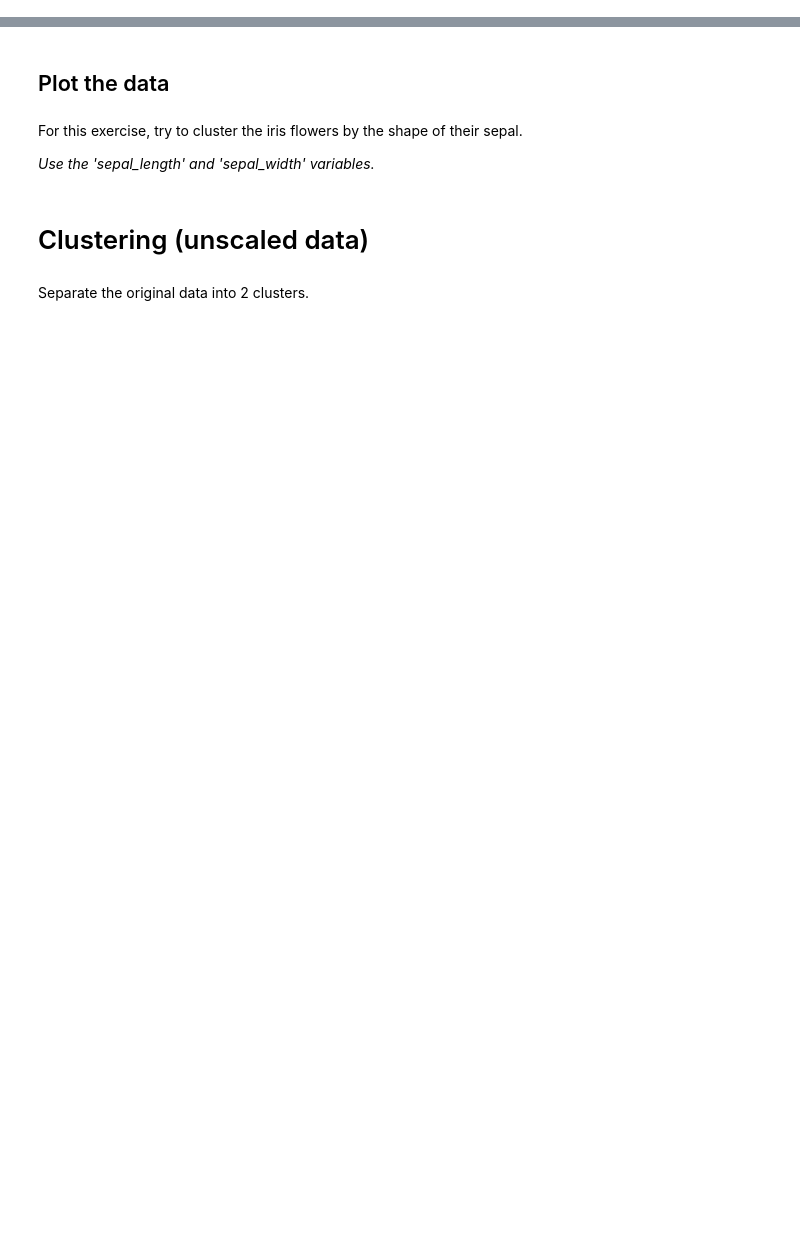
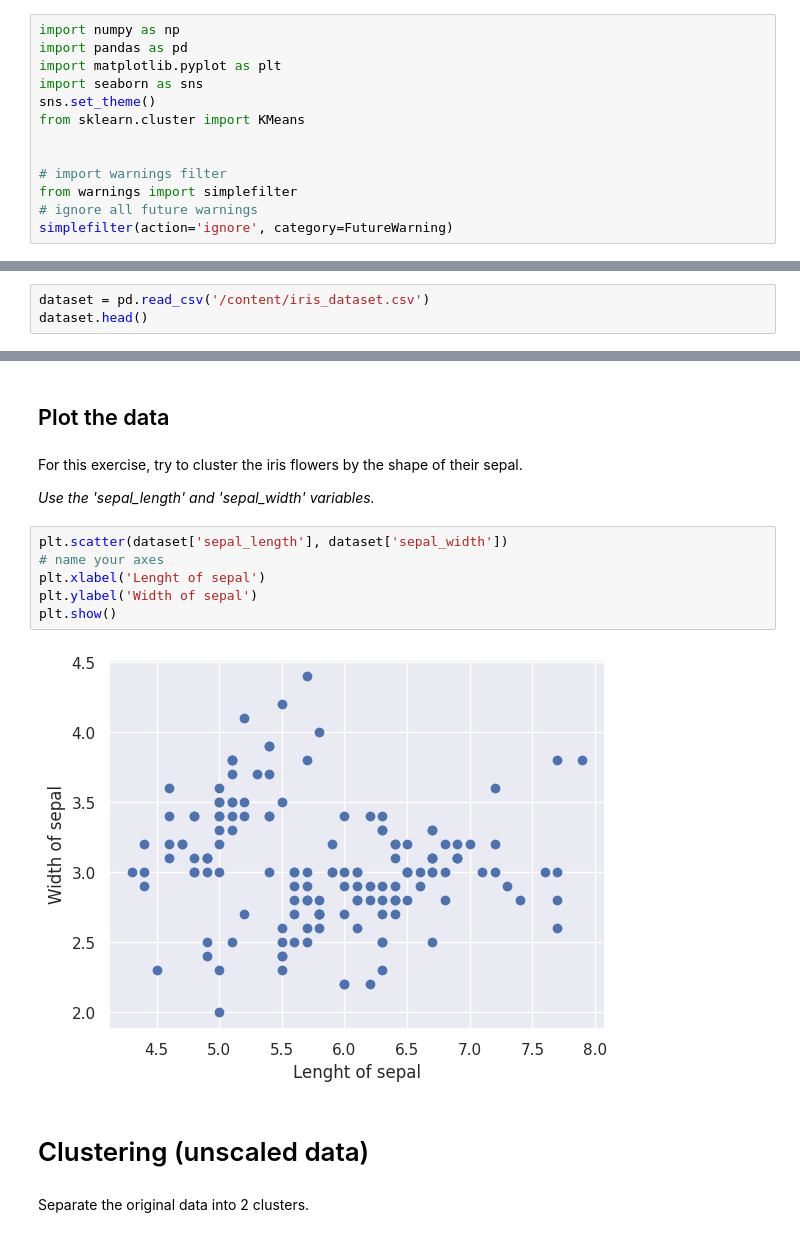
Before and after one commit to Korniev/Data-Sciense, a Jupyter notebook: udemy/Cluster_analysis_with_Kmeans.ipynb, the cells around one changed output, grey strips where cells are left out. Cells and saved outputs as stored; diff of their text form; blank space fills up the shorter version.

Commit message:
added cluster analysis for iris dataset

```diff
--- a/udemy/Cluster_analysis_with_Kmeans.ipynb
+++ b/udemy/Cluster_analysis_with_Kmeans.ipynb
@@ -14,7 +14,23 @@ Start by creating 2 clusters. Then standardize the data and try again. Does it m
 Use the Elbow rule to determine how many clusters are there.
 # %% [markdown]
 ## Import the relevant libraries
+# %%
+import numpy as np
+import pandas as pd
+import matplotlib.pyplot as plt
+import seaborn as sns
+sns.set_theme()
+from sklearn.cluster import KMeans
+
+
+# import warnings filter
+from warnings import simplefilter
+# ignore all future warnings
+simplefilter(action='ignore', category=FutureWarning)
 # %% [markdown]
 ## Load the data
 # %% [markdown]
 Load data from the csv file: <i> 'iris_dataset.csv'</i>.
+# %%
+dataset = pd.read_csv('/content/iris_dataset.csv')
+dataset.head()
@@ -24,6 +47,14 @@ Load data from the csv file: <i> 'iris_dataset.csv'</i>.
 For this exercise, try to cluster the iris flowers by the shape of their sepal.
 
 <i> Use the 'sepal_length' and 'sepal_width' variables.</i>
+# %%
+plt.scatter(dataset['sepal_length'], dataset['sepal_width'])
+# name your axes
+plt.xlabel('Lenght of sepal')
+plt.ylabel('Width of sepal')
+plt.show()
+# %% [output]
+[figure, added]
 # %% [markdown]
 # Clustering (unscaled data)
 # %% [markdown]
```
Also changed, not shown: parts of 40 cells of this notebook.
